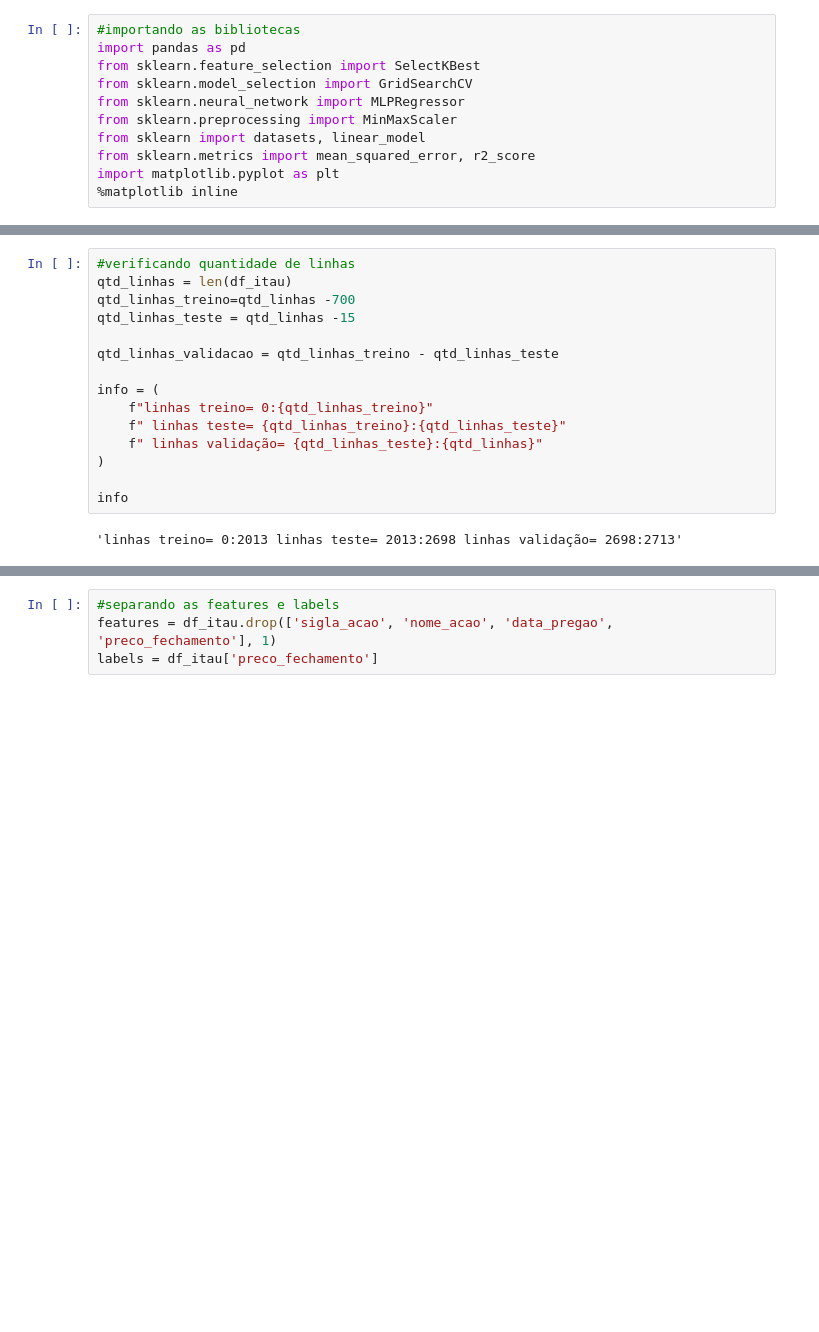
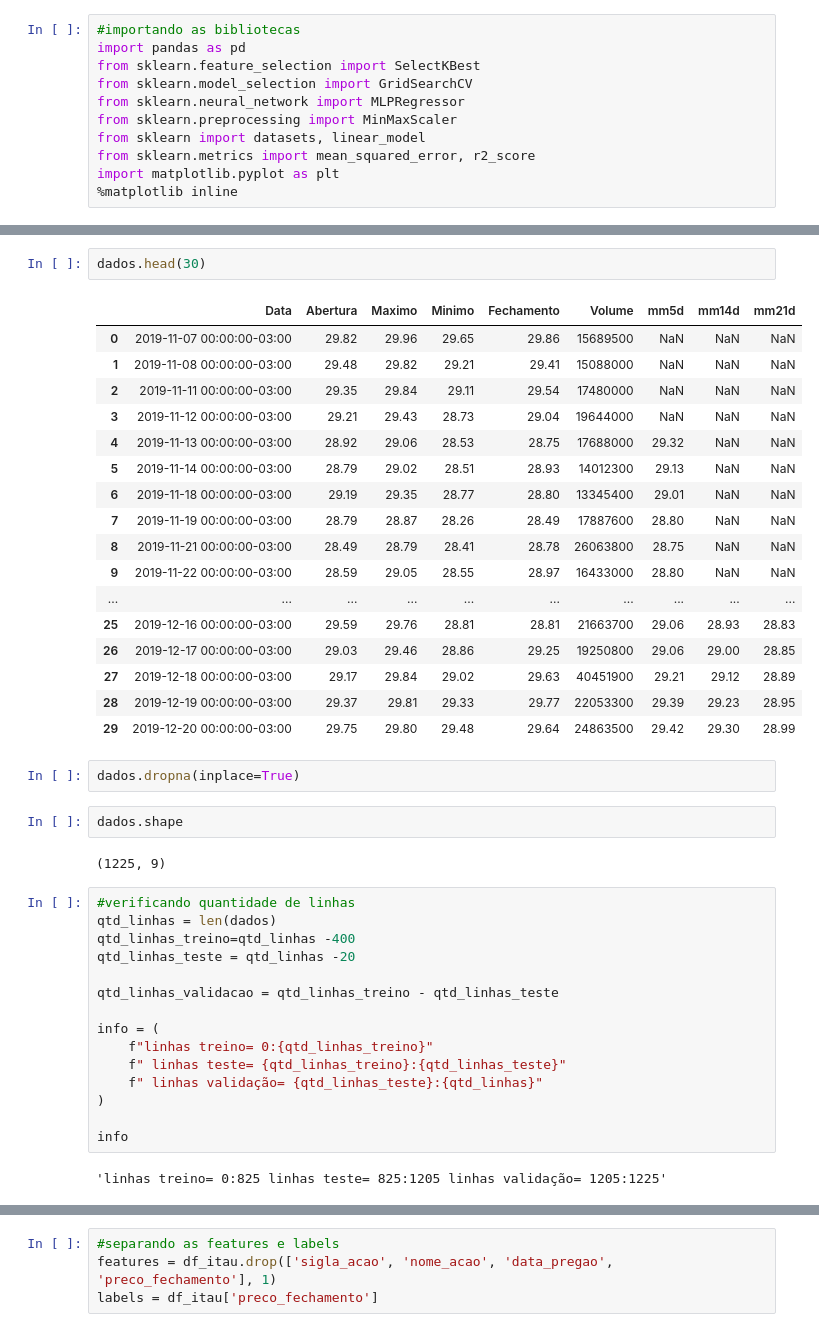
Before and after one commit to Felipe-Pinto/python_para_investimentos, a Jupyter notebook: Previsão_preço_ações.ipynb, the cells around one changed output, grey strips where cells are left out. Saved outputs shown, nothing was run; the diff lists cells and outputs as text; blank space fills up the shorter version.

```diff
--- a/Previsão_preço_ações.ipynb
+++ b/Previsão_preço_ações.ipynb
@@ -158,8 +150,34 @@ See the caveats in the documentation: https://pandas.pydata.org/pandas-docs/stab
+# %%
+dados.head(30)
+# %% [output]
+|  | Data | Abertura | Maximo | Minimo | Fechamento | Volume | mm5d | mm14d | mm21d |
+| 0 | 2019-11-07 00:00:00-03:00 | 29.82 | 29.96 | 29.65 | 29.86 | 15689500 | NaN | NaN | NaN |
+| 1 | 2019-11-08 00:00:00-03:00 | 29.48 | 29.82 | 29.21 | 29.41 | 15088000 | NaN | NaN | NaN |
+| 2 | 2019-11-11 00:00:00-03:00 | 29.35 | 29.84 | 29.11 | 29.54 | 17480000 | NaN | NaN | NaN |
+| 3 | 2019-11-12 00:00:00-03:00 | 29.21 | 29.43 | 28.73 | 29.04 | 19644000 | NaN | NaN | NaN |
+| 4 | 2019-11-13 00:00:00-03:00 | 28.92 | 29.06 | 28.53 | 28.75 | 17688000 | 29.32 | NaN | NaN |
+| 5 | 2019-11-14 00:00:00-03:00 | 28.79 | 29.02 | 28.51 | 28.93 | 14012300 | 29.13 | NaN | NaN |
+| 6 | 2019-11-18 00:00:00-03:00 | 29.19 | 29.35 | 28.77 | 28.80 | 13345400 | 29.01 | NaN | NaN |
+| 7 | 2019-11-19 00:00:00-03:00 | 28.79 | 28.87 | 28.26 | 28.49 | 17887600 | 28.80 | NaN | NaN |
+| 8 | 2019-11-21 00:00:00-03:00 | 28.49 | 28.79 | 28.41 | 28.78 | 26063800 | 28.75 | NaN | NaN |
+| 9 | 2019-11-22 00:00:00-03:00 | 28.59 | 29.05 | 28.55 | 28.97 | 16433000 | 28.80 | NaN | NaN |
+| ... | ... | ... | ... | ... | ... | ... | ... | ... | ... |
+| 25 | 2019-12-16 00:00:00-03:00 | 29.59 | 29.76 | 28.81 | 28.81 | 21663700 | 29.06 | 28.93 | 28.83 |
+| 26 | 2019-12-17 00:00:00-03:00 | 29.03 | 29.46 | 28.86 | 29.25 | 19250800 | 29.06 | 29.00 | 28.85 |
+| 27 | 2019-12-18 00:00:00-03:00 | 29.17 | 29.84 | 29.02 | 29.63 | 40451900 | 29.21 | 29.12 | 28.89 |
+| 28 | 2019-12-19 00:00:00-03:00 | 29.37 | 29.81 | 29.33 | 29.77 | 22053300 | 29.39 | 29.23 | 28.95 |
+| 29 | 2019-12-20 00:00:00-03:00 | 29.75 | 29.80 | 29.48 | 29.64 | 24863500 | 29.42 | 29.30 | 28.99 |
+# %%
+dados.dropna(inplace=True)
+# %%
+dados.shape
+# %% [output]
+(1225, 9)
 # %%
 #verificando quantidade de linhas
-qtd_linhas = len(df_itau)
-qtd_linhas_treino=qtd_linhas -700
-qtd_linhas_teste = qtd_linhas -15
+qtd_linhas = len(dados)
+qtd_linhas_treino=qtd_linhas -400
+qtd_linhas_teste = qtd_linhas -20
 
 qtd_linhas_validacao = qtd_linhas_treino - qtd_linhas_teste
 
@@ -171,4 +189,4 @@ info = (
 
 info
 # %% [output]
-'linhas treino= 0:2013 linhas teste= 2013:2698 linhas validação= 2698:2713'
+'linhas treino= 0:825 linhas teste= 825:1205 linhas validação= 1205:1225'
```
Also changed, not shown: parts of 40 cells of this notebook.
